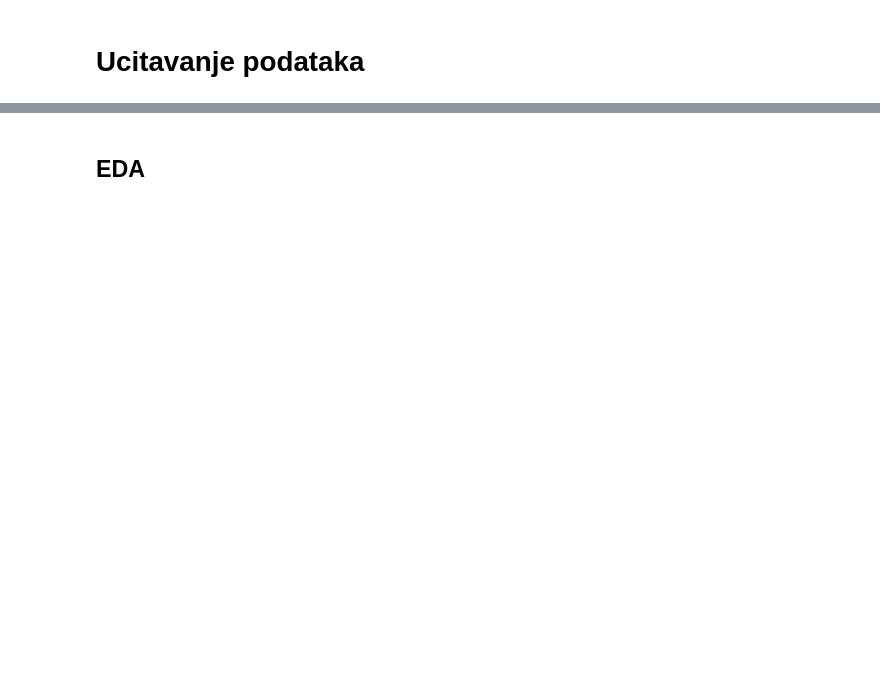
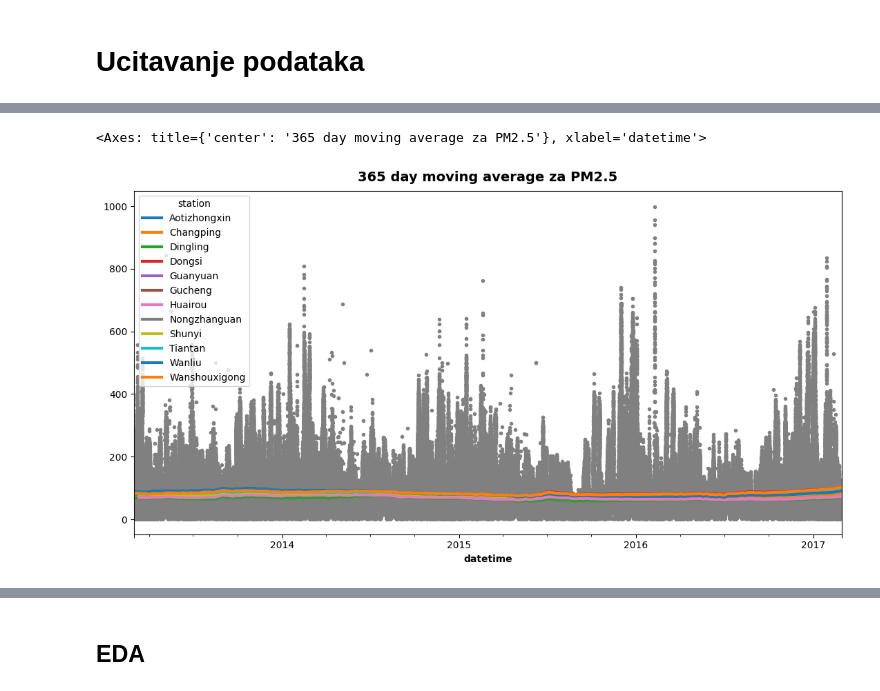
Before and after one commit to Zamachi/air-pollution-prediction-lstm, a Jupyter notebook: main.ipynb, the cells around one changed output, grey strips where cells are left out. Cells and saved outputs as stored; diff of their text form; code cells hidden in the pictures; blank space fills up the shorter version.

```diff
--- a/main.ipynb
+++ b/main.ipynb
@@ -24,3 +26,23 @@ Za air quality odabrali smo 3(ili samo ona 2) dataseta sa [sledeceg sajta](archi
+# %%
+import matplotlib.pyplot as plt
+
+plt.rc("figure", autolayout=True, figsize=(11,6))
+plt.rc(
+    "axes",
+    labelweight="bold",
+    labelsize="medium",
+    titleweight="bold",
+    titlesize=14,
+    titlepad=10
+)
+
+plot_params= dict(
+    color="0.75",
+    style=".-",
+    markeredgecolor="0.25",
+    markerfacecolor="0.25",
+    legend=False,
+)
 # %% [markdown]
 # Ucitavanje podataka
 # %%
@@ -56,0 +89,4 @@ prsa_dataset.head(10)
+# %%
+pivoted_data = prsa_dataset.pivot(columns=['station'], values=['PM2.5', 'TEMP', 'PRES', 'DEWP', "RAIN", 'WSPM'])
+pivoted_data_PM25 = pivoted_data.copy(deep=True).loc[:, ('PM2.5')]
+pivoted_data_PM25.isna().sum()
@@ -56,0 +110,3 @@ prsa_dataset.head(10)
+# %%
+pivoted_data_PM25.interpolate(method="linear",limit_direction="both", inplace=True)
+pivoted_data_PM25.isna().sum()
@@ -56,0 +128,15 @@ prsa_dataset.head(10)
+# %%
+moving_average = pivoted_data_PM25.rolling(
+    window=24*365,
+    center=True,
+    min_periods=12*365
+).mean()
+
+
+ax = pivoted_data_PM25.plot(style=".", color="0.5", legend=False)
+moving_average.plot(
+    ax=ax, linewidth=3, title="365 day moving average za PM2.5"
+)
+# %% [output]
+<Axes: title={'center': '365 day moving average za PM2.5'}, xlabel='datetime'>
+[figure, added]
```
Also changed, not shown: parts of 41 cells of this notebook, 12 other files.
